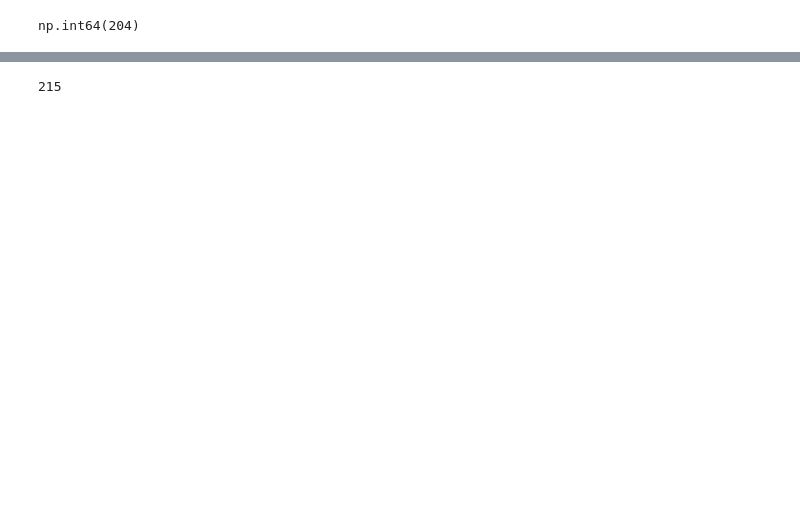
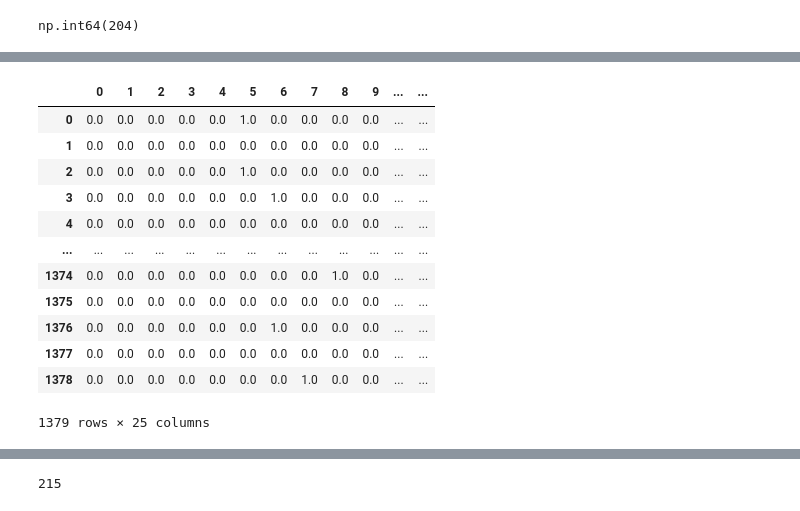
Before and after one commit to VictoriaParkes/IBM-machine-learning-certification, a Jupyter notebook: Supervised_Machine_Learning_Regression/Module_2_Data_Splits_and_Polynomial_Regression/Demo_lab_Training_and_Test_Splits/02b_LAB_Regression_Train_Test_Split.ipynb, the cells around one changed output, grey strips where cells are left out. Cells and saved outputs as stored; diff of their text form; code cells hidden in the pictures; blank space fills up the shorter version.

```diff
--- a/Supervised_Machine_Learning_Regression/Module_2_Data_Splits_and_Polynomial_Regression/Demo_lab_Training_and_Test_Splits/02b_LAB_Regression_Train_Test_Split.ipynb
+++ b/Supervised_Machine_Learning_Regression/Module_2_Data_Splits_and_Polynomial_Regression/Demo_lab_Training_and_Test_Splits/02b_LAB_Regression_Train_Test_Split.ipynb
@@ -49,0 +61,13 @@ print(data.shape)
+# %%
+# download data using link in intro, add file to directory under data and open using os
+
+import pandas as pd
+import numpy as np
+
+data_path = ['data']
+
+# Import data using file path
+filepath = os.sep.join(data_path + ['Ames_Housing_Sales.csv'])
+data = pd.read_csv(filepath, sep=',')
+
+print(data.shape)
@@ -96,0 +236,12 @@ For the first step, numerically encoding the string categoricals, either Scikit-
+# %%
+from sklearn.preprocessing import OneHotEncoder
+
+col = 'Neighborhood'
+
+# Copy of the data
+ex_data_ohc = data.copy()
+
+# The encoders
+ohc = OneHotEncoder()
+
+ex_new_dat = ohc.fit_transform(ex_data_ohc[[col]])
@@ -96,0 +275,16 @@ For the first step, numerically encoding the string categoricals, either Scikit-
+# %%
+pd.DataFrame(ex_new_dat.toarray())
+# %% [output]
+|  | 0 | 1 | 2 | 3 | 4 | 5 | 6 | 7 | 8 | 9 | ... | ... |
+| 0 | 0.0 | 0.0 | 0.0 | 0.0 | 0.0 | 1.0 | 0.0 | 0.0 | 0.0 | 0.0 | ... | ... |
+| 1 | 0.0 | 0.0 | 0.0 | 0.0 | 0.0 | 0.0 | 0.0 | 0.0 | 0.0 | 0.0 | ... | ... |
+| 2 | 0.0 | 0.0 | 0.0 | 0.0 | 0.0 | 1.0 | 0.0 | 0.0 | 0.0 | 0.0 | ... | ... |
+| 3 | 0.0 | 0.0 | 0.0 | 0.0 | 0.0 | 0.0 | 1.0 | 0.0 | 0.0 | 0.0 | ... | ... |
+| 4 | 0.0 | 0.0 | 0.0 | 0.0 | 0.0 | 0.0 | 0.0 | 0.0 | 0.0 | 0.0 | ... | ... |
+| ... | ... | ... | ... | ... | ... | ... | ... | ... | ... | ... | ... | ... |
+| 1374 | 0.0 | 0.0 | 0.0 | 0.0 | 0.0 | 0.0 | 0.0 | 0.0 | 1.0 | 0.0 | ... | ... |
+| 1375 | 0.0 | 0.0 | 0.0 | 0.0 | 0.0 | 0.0 | 0.0 | 0.0 | 0.0 | 0.0 | ... | ... |
+| 1376 | 0.0 | 0.0 | 0.0 | 0.0 | 0.0 | 0.0 | 1.0 | 0.0 | 0.0 | 0.0 | ... | ... |
+| 1377 | 0.0 | 0.0 | 0.0 | 0.0 | 0.0 | 0.0 | 0.0 | 0.0 | 0.0 | 0.0 | ... | ... |
+| 1378 | 0.0 | 0.0 | 0.0 | 0.0 | 0.0 | 0.0 | 0.0 | 1.0 | 0.0 | 0.0 | ... | ... |
+1379 rows × 25 columns
```
Also changed, not shown: parts of 59 cells of this notebook, 2 other files.
